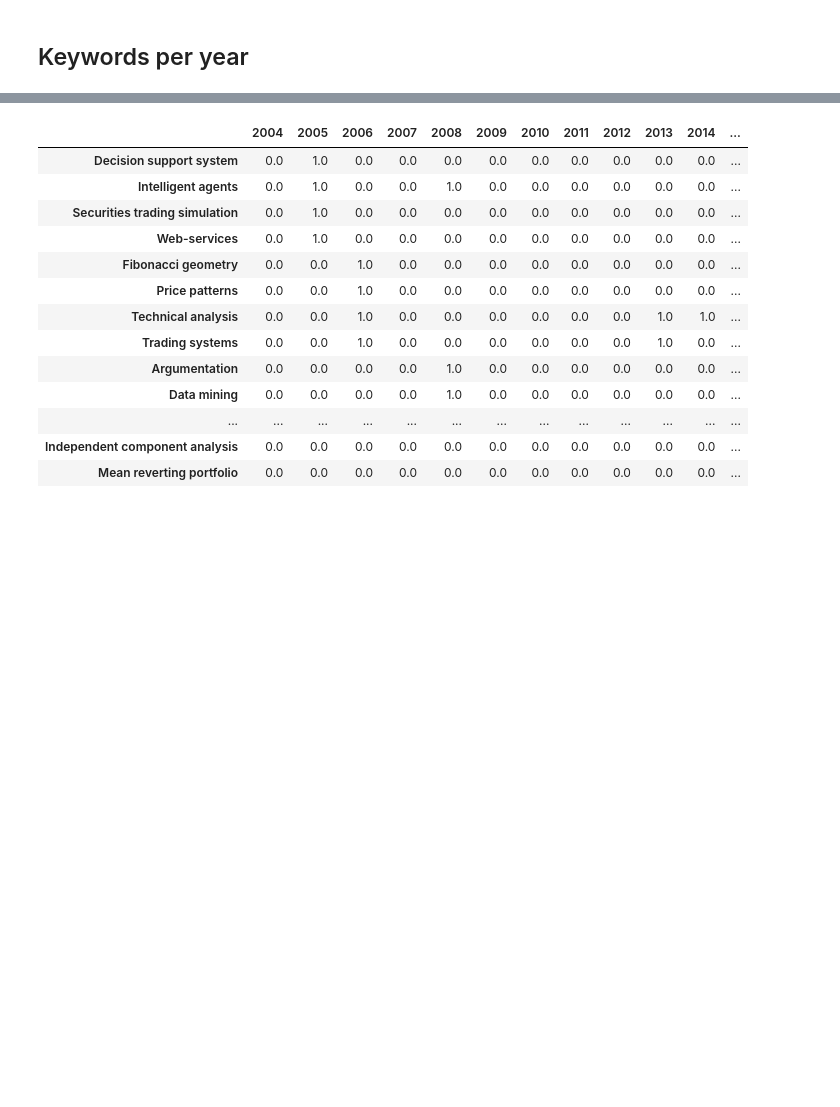
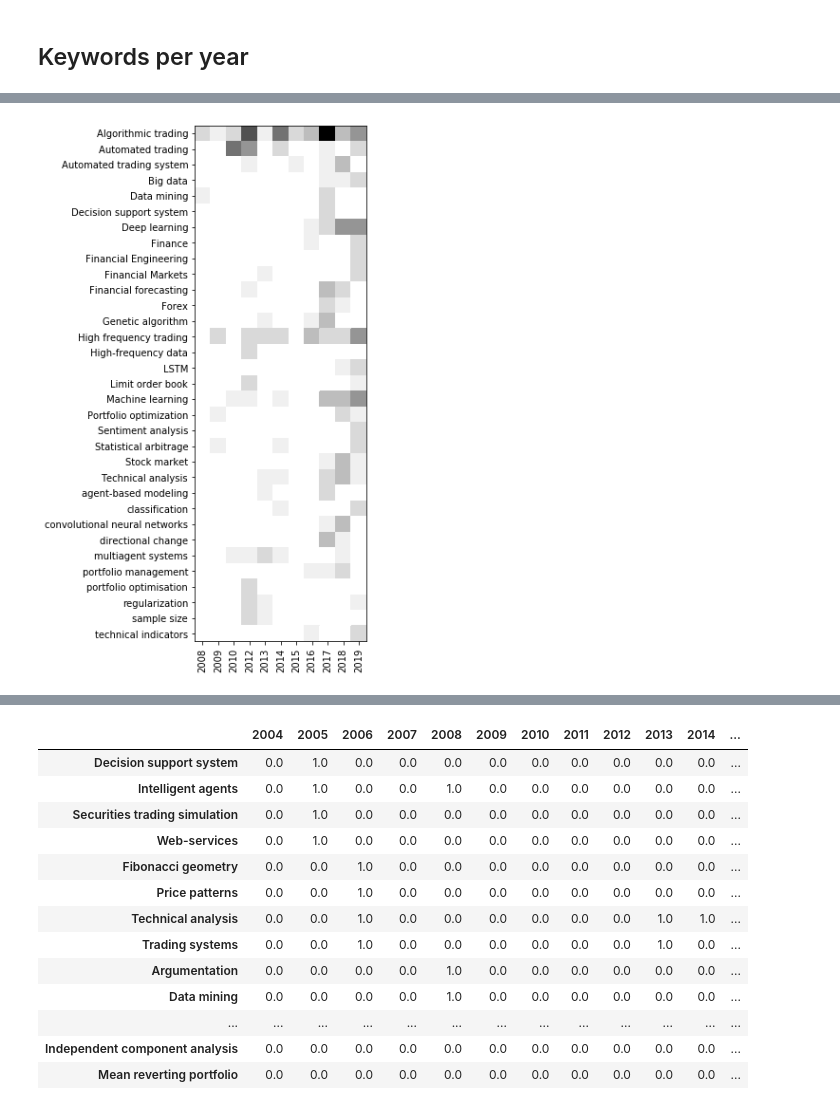
Before and after one commit to jdvelasq/techminer-old-deprecated, a Jupyter notebook: guide/tutorial/4-matrix-analysis.ipynb, the cells around one changed output, grey strips where cells are left out. Saved outputs shown, nothing was run; the diff lists cells and outputs as text; code cells hidden in the pictures; blank space fills up the shorter version.

```diff
--- a/guide/tutorial/4-matrix-analysis.ipynb
+++ b/guide/tutorial/4-matrix-analysis.ipynb
@@ -306,3 +69,17 @@ termByTerm(
+# %%
+from techMiner import heatmap
+
+heatmap(termByTerm(
+    df=records,
+    termA='Keywords',
+    termB='Year',
+    sepA=';',
+    sepB=None,
+    ascendingA=True,
+    ascendingB=True,
+    minmax=(2,3)))
+# %% [output]
+[figure, added]
 # %%
 termByTerm(
     df=records,
```
Also changed, not shown: parts of 39 cells of this notebook, 5 other files.
